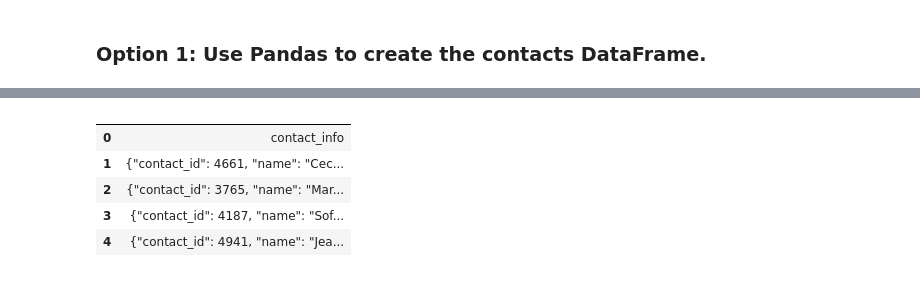
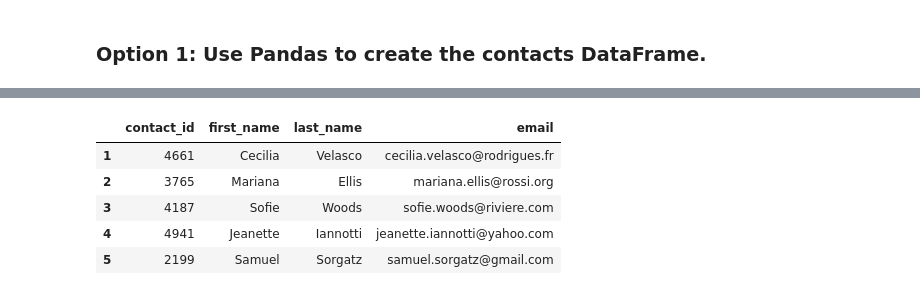
Before and after one commit to ethanwright96/Crowdfunding-ETL, a Jupyter notebook: ETL_Mini_Project_JZakarauskas_EWright.ipynb, the cells around one changed output, grey strips where cells are left out. Saved outputs shown, nothing was run; the diff lists cells and outputs as text; code cells hidden in the pictures.

Commit message:
created pandas dataframe with json.loads and lambda functions and added QuickDB schema

```diff
--- a/ETL_Mini_Project_JZakarauskas_EWright.ipynb
+++ b/ETL_Mini_Project_JZakarauskas_EWright.ipynb
@@ -426,0 +362,3 @@ print(dict_values)
+# %%
+df = contact_info_df.copy()
+df.head(5)
@@ -426,0 +376,3 @@ print(dict_values)
+# %%
+df.drop(index=df.index[0], axis=0, inplace=True)
+df
@@ -426,0 +397,3 @@ print(dict_values)
+# %%
+df = df.rename(columns={'   ':'raw_data'})
+df
@@ -426,0 +414,17 @@ print(dict_values)
+# %%
+import json
+# Convert 'raw_data' column from string to dictionary using json.loads
+df['raw_data'] = df['raw_data'].apply(json.loads)
+
+# Extract the required columns from the contact_info column
+# Create a "first_name" and "last_name" column with the first and last names from the "name" column and reorder the columns
+df['contact_id'] = df['raw_data'].apply(lambda x: x['contact_id'])
+df['first_name'] = df['raw_data'].apply(lambda x: x['name'].split()[0])
+df['last_name'] = df['raw_data'].apply(lambda x: x['name'].split()[1])
+df['email'] = df['raw_data'].apply(lambda x: x['email'])
+
+# Drop the original contact_info column
+df.drop('raw_data', axis=1, inplace=True)
+
+# Print the resulting DataFrame
+df
@@ -427,9 +445,10 @@ print(dict_values)
 # %%
+contact_info_df = df.copy()
 contact_info_df.head()
 # %% [output]
-|  |  |
-| 0 | contact_info |
-| 1 | {"contact_id": 4661, "name": "Cec... |
-| 2 | {"contact_id": 3765, "name": "Mar... |
-| 3 | {"contact_id": 4187, "name": "Sof... |
-| 4 | {"contact_id": 4941, "name": "Jea... |
+|  | contact_id | first_name | last_name | email |
+| 1 | 4661 | Cecilia | Velasco | cecilia.velasco@rodrigues.fr |
+| 2 | 3765 | Mariana | Ellis | mariana.ellis@rossi.org |
+| 3 | 4187 | Sofie | Woods | sofie.woods@riviere.com |
+| 4 | 4941 | Jeanette | Iannotti | jeanette.iannotti@yahoo.com |
+| 5 | 2199 | Samuel | Sorgatz | samuel.sorgatz@gmail.com |
```
Also changed, not shown: parts of 52 cells of this notebook, 3 other files.
